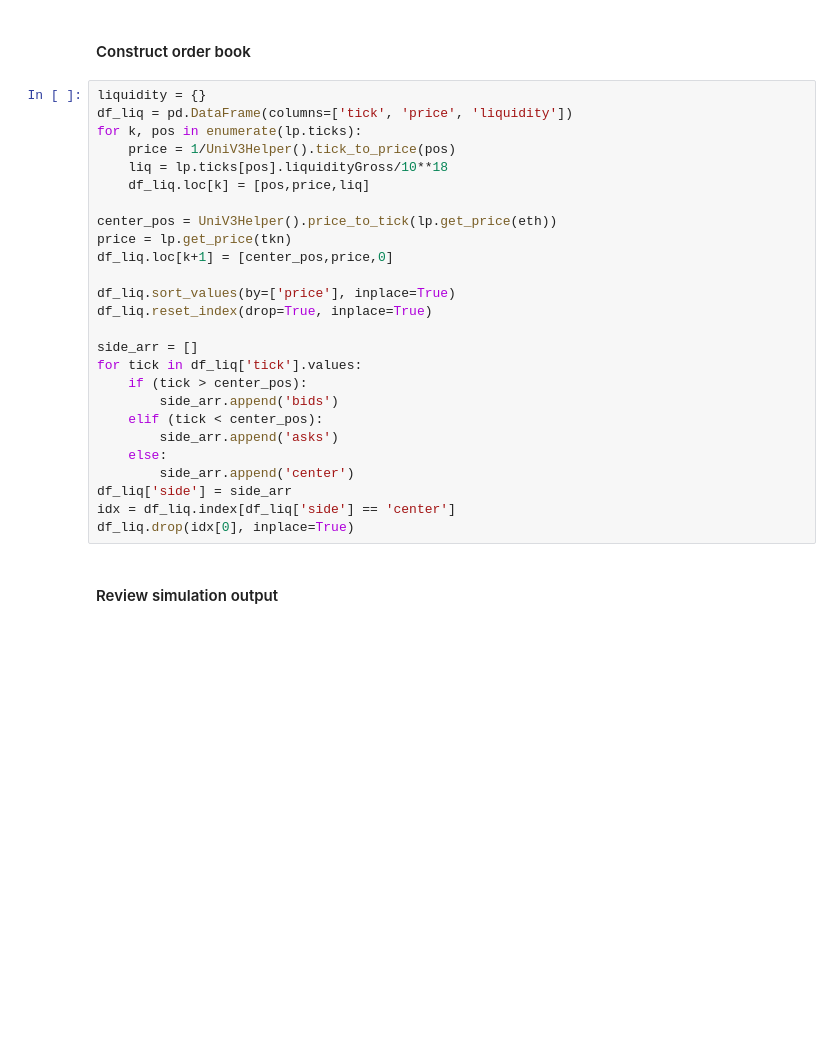
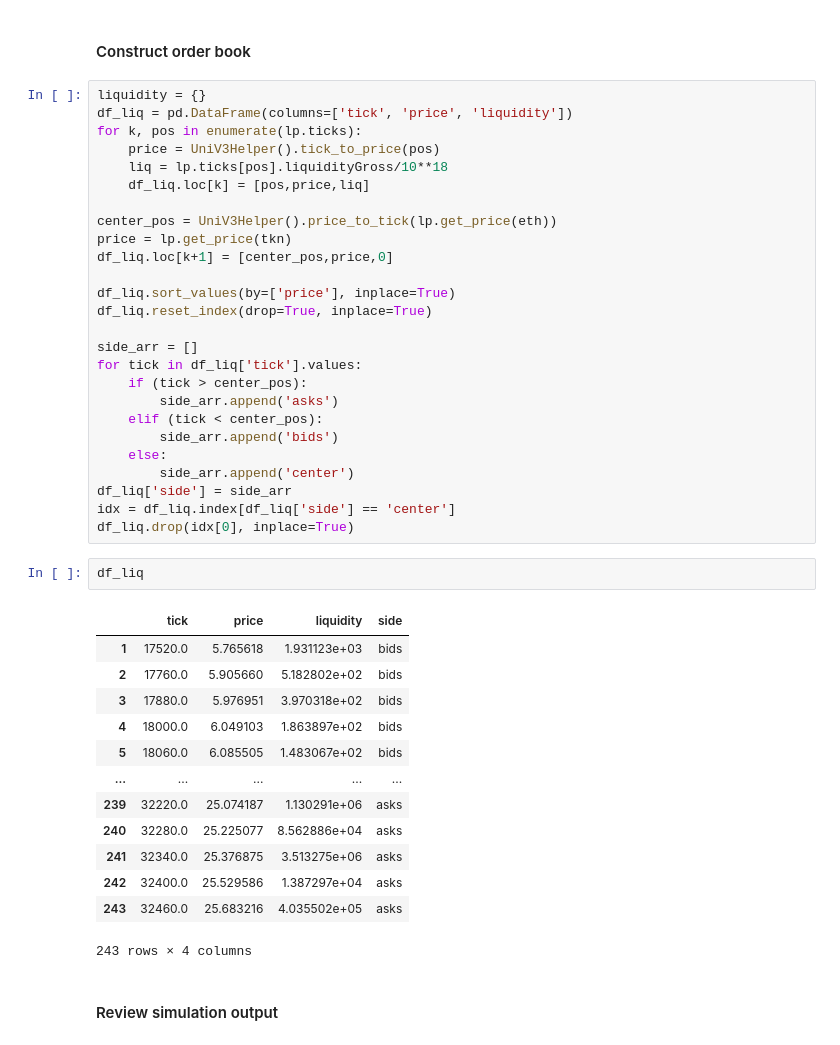
Before and after one commit to defipy-devs/defipy-docs, a Jupyter notebook: docs/tutorials/order_book.ipynb, the cells around one changed output. Cells and saved outputs as stored; diff of their text form; blank space fills up the shorter version.

```diff
--- a/docs/tutorials/order_book.ipynb
+++ b/docs/tutorials/order_book.ipynb
@@ -97,7 +97,7 @@ Gross Liquidity: 20577724.66544235
 liquidity = {}
 df_liq = pd.DataFrame(columns=['tick', 'price', 'liquidity'])
 for k, pos in enumerate(lp.ticks):
-    price = 1/UniV3Helper().tick_to_price(pos)
+    price = UniV3Helper().tick_to_price(pos)
     liq = lp.ticks[pos].liquidityGross/10**18
     df_liq.loc[k] = [pos,price,liq]
 
@@ -111,14 +111,30 @@ df_liq.reset_index(drop=True, inplace=True)
 side_arr = []
 for tick in df_liq['tick'].values:
     if (tick > center_pos):
+        side_arr.append('asks')
+    elif (tick < center_pos):
         side_arr.append('bids')
-    elif (tick < center_pos):
-        side_arr.append('asks')
     else:
         side_arr.append('center')
 df_liq['side'] = side_arr
 idx = df_liq.index[df_liq['side'] == 'center']
 df_liq.drop(idx[0], inplace=True)
+# %%
+df_liq
+# %% [output]
+|  | tick | price | liquidity | side |
+| 1 | 17520.0 | 5.765618 | 1.931123e+03 | bids |
+| 2 | 17760.0 | 5.905660 | 5.182802e+02 | bids |
+| 3 | 17880.0 | 5.976951 | 3.970318e+02 | bids |
+| 4 | 18000.0 | 6.049103 | 1.863897e+02 | bids |
+| 5 | 18060.0 | 6.085505 | 1.483067e+02 | bids |
+| ... | ... | ... | ... | ... |
+| 239 | 32220.0 | 25.074187 | 1.130291e+06 | asks |
+| 240 | 32280.0 | 25.225077 | 8.562886e+04 | asks |
+| 241 | 32340.0 | 25.376875 | 3.513275e+06 | asks |
+| 242 | 32400.0 | 25.529586 | 1.387297e+04 | asks |
+| 243 | 32460.0 | 25.683216 | 4.035502e+05 | asks |
+243 rows × 4 columns
 # %% [markdown]
 #### Review simulation output
 # %%
```
Also changed, not shown: parts of 7 cells of this notebook, 18 other files.
